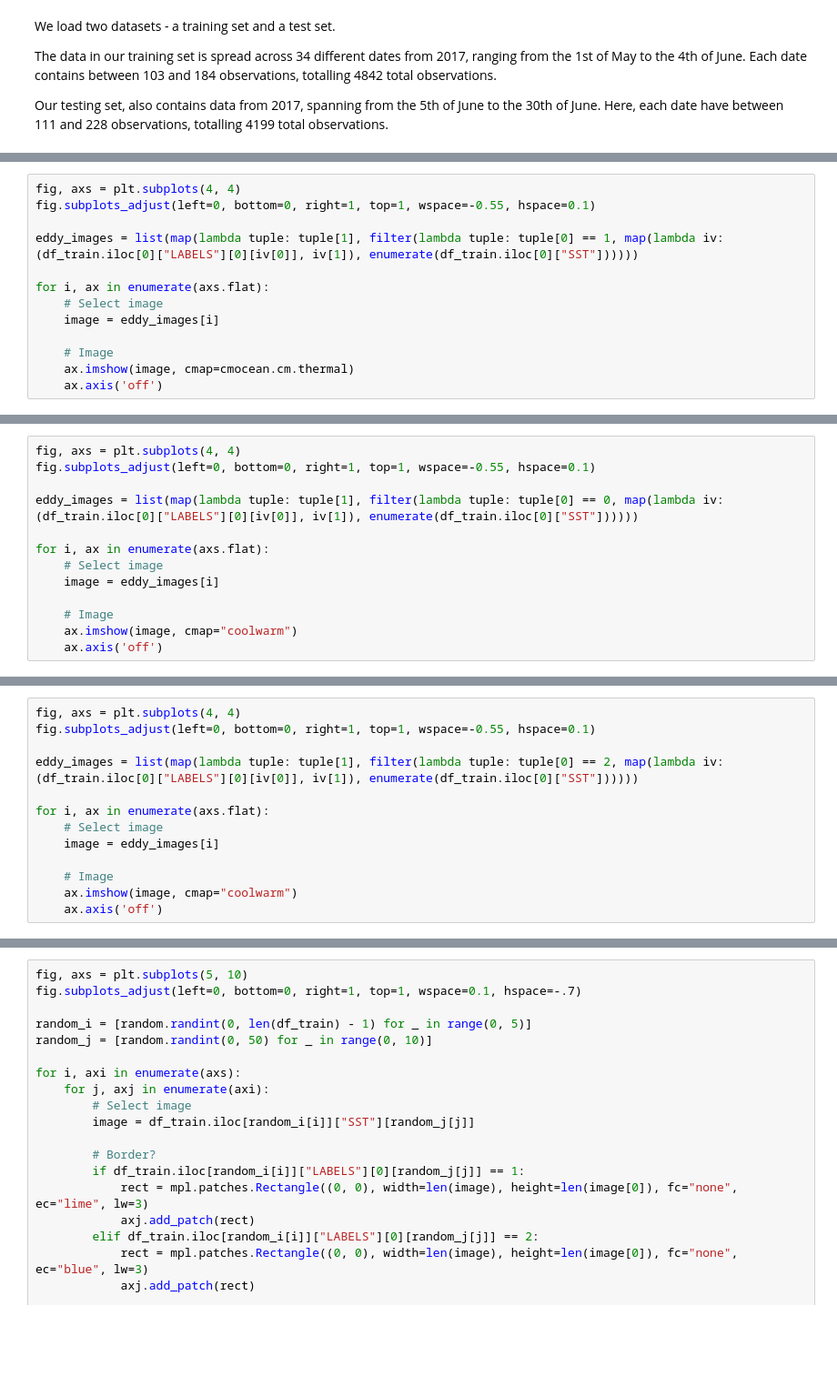
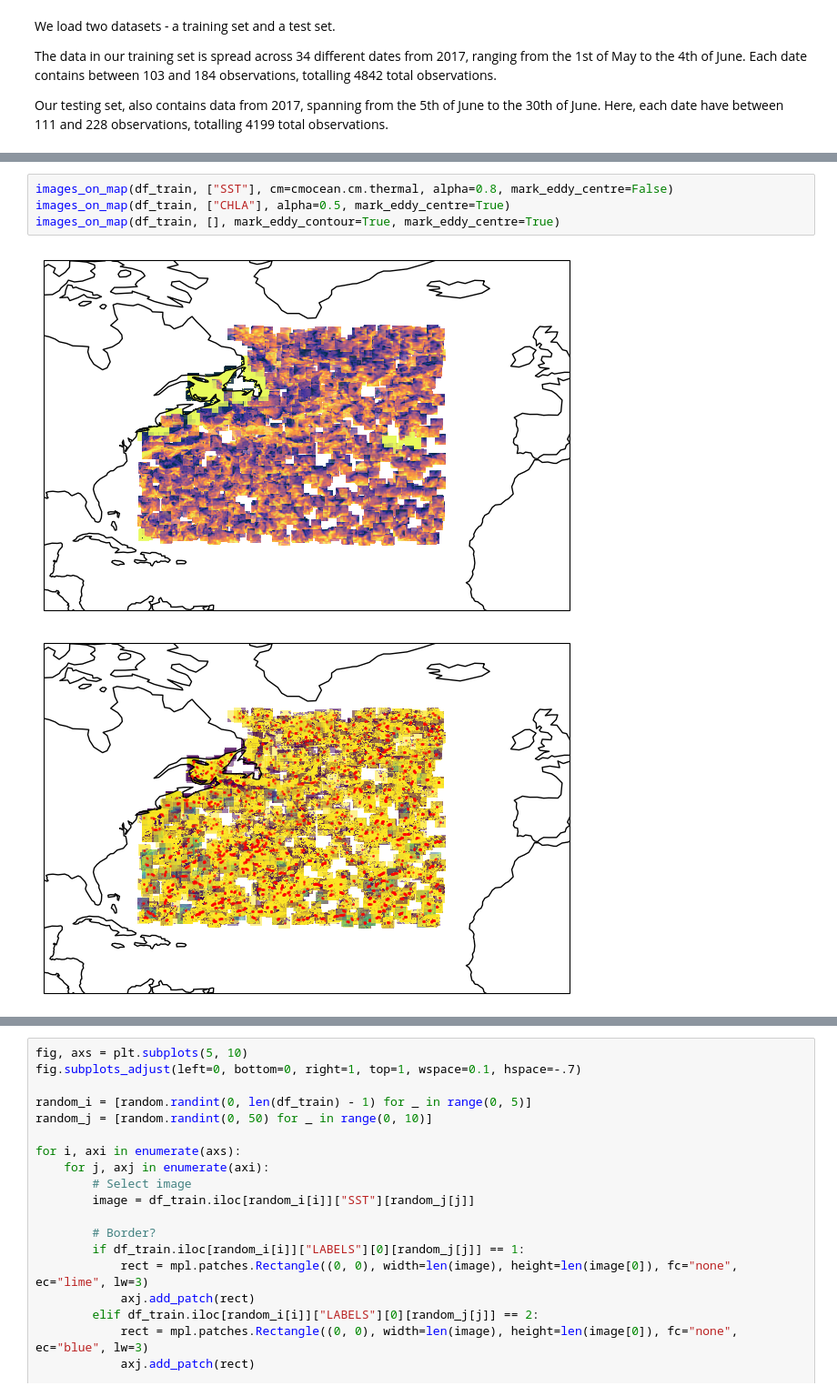
Before and after one commit to jonassterud/OCES5303_A3, a Jupyter notebook: ass3_oces5303_21335836.ipynb, the cells around one changed output, grey strips where cells are left out. Shown at 91% size. Drawn from its saved outputs; the diff is of its cells as text; blank space fills up the shorter version.

```diff
--- a/ass3_oces5303_21335836.ipynb
+++ b/ass3_oces5303_21335836.ipynb
@@ -271,13 +366,0 @@ visualize_images_with(None, 0)
-# %%
-fig, axs = plt.subplots(4, 4)
-fig.subplots_adjust(left=0, bottom=0, right=1, top=1, wspace=-0.55, hspace=0.1)
-
-eddy_images = list(map(lambda tuple: tuple[1], filter(lambda tuple: tuple[0] == 1, map(lambda iv: (df_train.iloc[0]["LABELS"][0][iv[0]], iv[1]), enumerate(df_train.iloc[0]["SST"])))))
-
-for i, ax in enumerate(axs.flat):
-    # Select image
-    image = eddy_images[i]
-
-    # Image
-    ax.imshow(image, cmap=cmocean.cm.thermal)
-    ax.axis('off')
@@ -286,13 +366,0 @@ for i, ax in enumerate(axs.flat):
-# %%
-fig, axs = plt.subplots(4, 4)
-fig.subplots_adjust(left=0, bottom=0, right=1, top=1, wspace=-0.55, hspace=0.1)
-
-eddy_images = list(map(lambda tuple: tuple[1], filter(lambda tuple: tuple[0] == 0, map(lambda iv: (df_train.iloc[0]["LABELS"][0][iv[0]], iv[1]), enumerate(df_train.iloc[0]["SST"])))))
-
-for i, ax in enumerate(axs.flat):
-    # Select image
-    image = eddy_images[i]
-
-    # Image
-    ax.imshow(image, cmap="coolwarm")
-    ax.axis('off')
@@ -301,13 +366,0 @@ for i, ax in enumerate(axs.flat):
-# %%
-fig, axs = plt.subplots(4, 4)
-fig.subplots_adjust(left=0, bottom=0, right=1, top=1, wspace=-0.55, hspace=0.1)
-
-eddy_images = list(map(lambda tuple: tuple[1], filter(lambda tuple: tuple[0] == 2, map(lambda iv: (df_train.iloc[0]["LABELS"][0][iv[0]], iv[1]), enumerate(df_train.iloc[0]["SST"])))))
-
-for i, ax in enumerate(axs.flat):
-    # Select image
-    image = eddy_images[i]
-
-    # Image
-    ax.imshow(image, cmap="coolwarm")
-    ax.axis('off')
@@ -315,0 +438,7 @@ for i, ax in enumerate(axs.flat):
+# %%
+images_on_map(df_train, ["SST"], cm=cmocean.cm.thermal, alpha=0.8, mark_eddy_centre=False)
+images_on_map(df_train, ["CHLA"], alpha=0.5, mark_eddy_centre=True)
+images_on_map(df_train, [], mark_eddy_contour=True, mark_eddy_centre=True)
+# %% [output]
+[figure, added]
+[figure, added]
```
Also changed, not shown: parts of 30 cells of this notebook.
